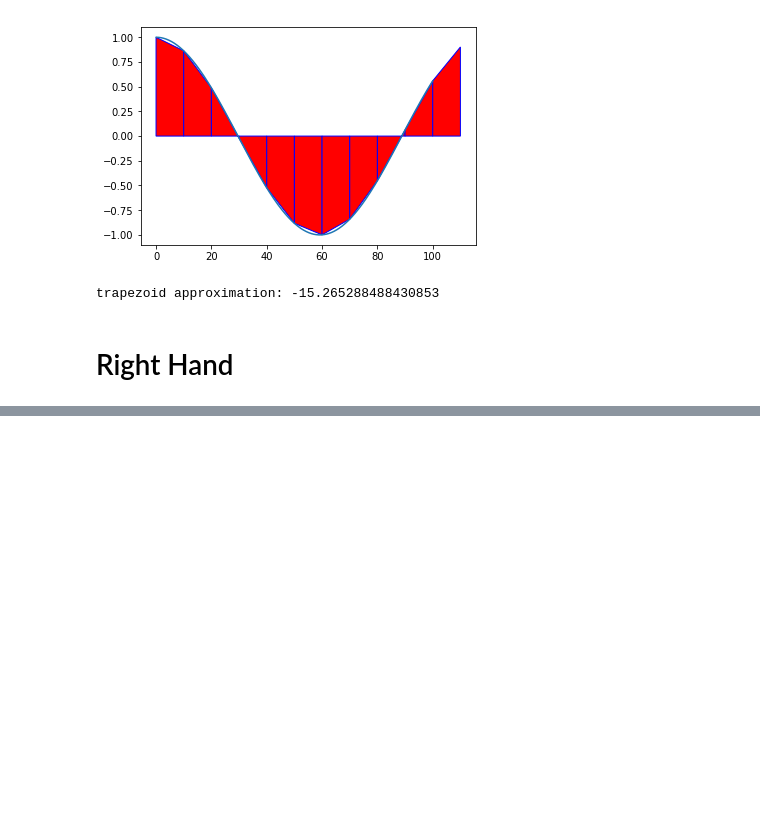
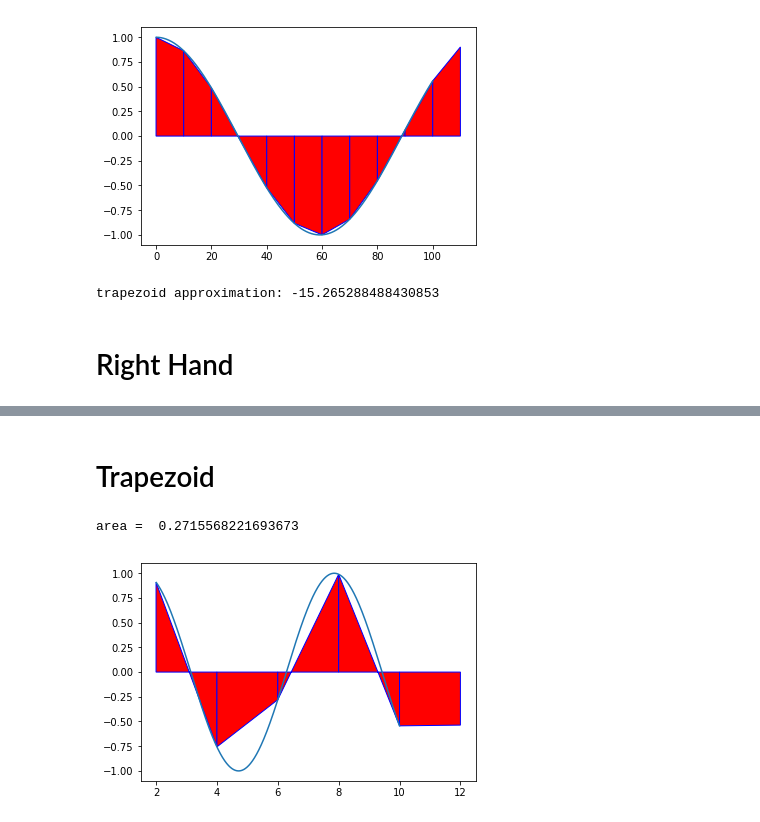
Before and after one commit to beccaelenzil-teach/cs-integration, a Jupyter notebook: advanced-calculus/reimann-sums.ipynb, the cells around one changed output, grey strips where cells are left out. Cells and saved outputs as stored; diff of their text form; code cells hidden in the pictures; blank space fills up the shorter version.

```diff
--- a/advanced-calculus/reimann-sums.ipynb
+++ b/advanced-calculus/reimann-sums.ipynb
@@ -155,0 +340,68 @@ trapezoid approximation: -15.265288488430853
+# %% [markdown]
+# Trapezoid
+# %%
+import math
+
+#Initialize Variables
+a = 2
+b = 10
+n = 4
+x_list = []
+y_list = []
+area = 0
+
+#1. Define function
+def f(x):
+    return math.sin(x)
+
+#2. Determine the width of the rectangles
+width = (b-a)/n
+
+#3. Determine the x coordinates
+x = a
+for i in range(n+1):
+    x_list.append(x)
+    x = x + width
+
+#4. Determine the y coordinates
+for x in x_list:
+    y = f(x)
+    y_list.append(y)
+
+#5. Calculate the area of each rectangle and find their sum.
+for i in range(n):
+    area += width*(y_list[i]+y_list[i+1])/2
+
+print("area = ",area)
+
+#Plot the function and rectangles.
+from matplotlib import pyplot as plt
+from matplotlib import patches
+
+for x in x_list:
+    x_val = x
+    x1 = x
+    x2 = x+width
+    y1 = f(x1)
+    y2 = f(x2)
+    x_s = [x1, x2, x2, x1]
+    y_s = [0, 0, y2, y1]
+
+    trapezoid = plt.Polygon(xy=list(zip(x_s,y_s)), fc='r', ec = 'b')
+    plt.gca().add_patch(trapezoid)
+x_vals = []
+y_vals = []
+x = a
+N = 1000
+for i in range(N):
+    w = (b-a)/N
+    x += w
+    y = f(x)
+    x_vals.append(x)
+    y_vals.append(y)
+
+plt.plot(x_vals, y_vals)
+plt.show()
+# %% [output]
+area =  0.2715568221693673
+[figure, added]
```
Also changed, not shown: parts of 6 cells of this notebook, 1 other file.
